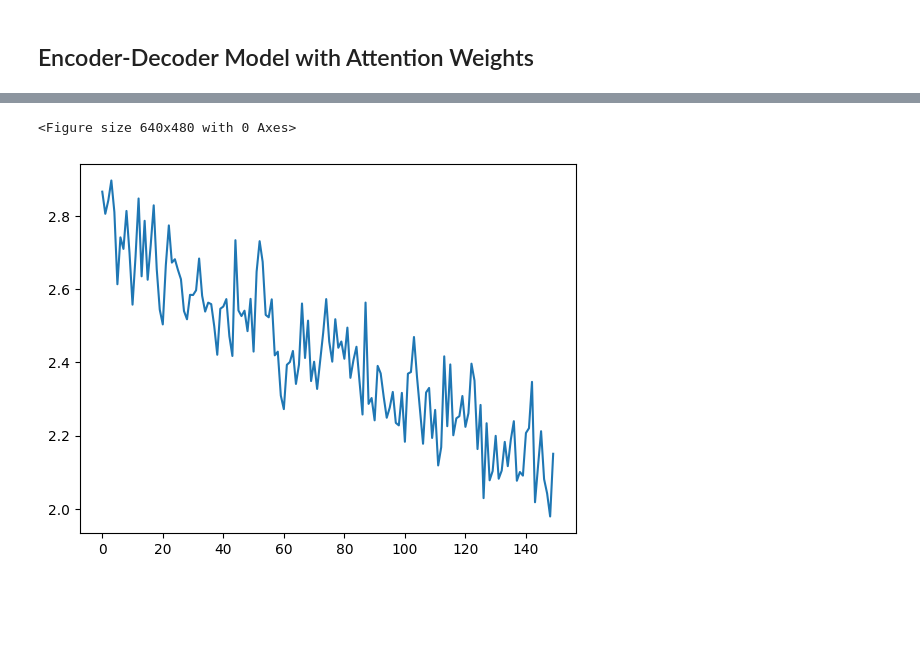
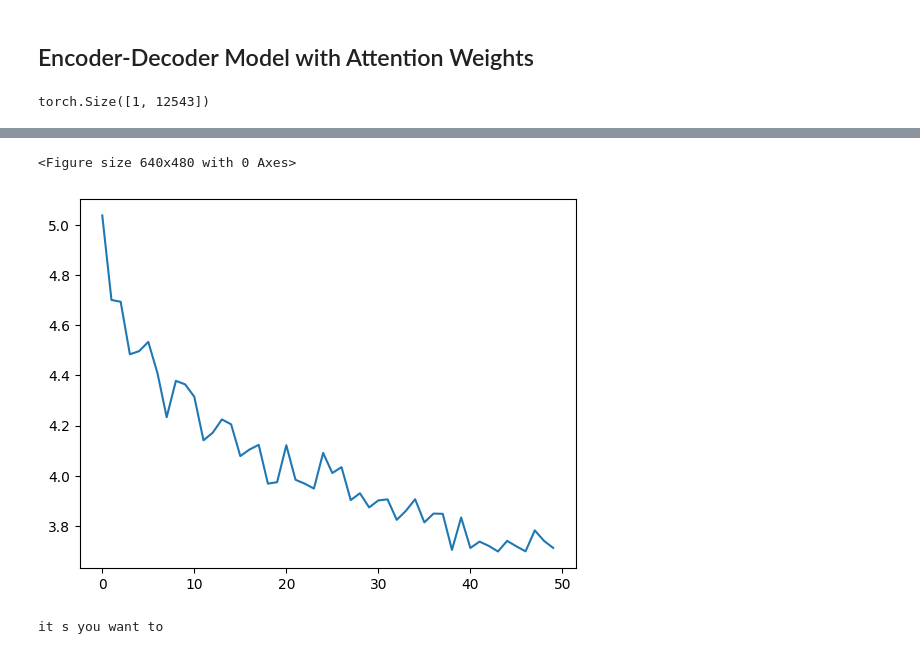
Before and after one commit to Siddp278/encoder-decoder-models, a Jupyter notebook: att-mt.ipynb, the cells around one changed output, grey strips where cells are left out. Cells and saved outputs as stored; diff of their text form; code cells hidden in the pictures; blank space fills up the shorter version.

```diff
--- a/att-mt.ipynb
+++ b/att-mt.ipynb
@@ -417,3 +456,19 @@ class AttnDecoderRNN(nn.Module):
 
     def initHidden(self):
         return torch.zeros(1, 1, self.hidden_size, device=device)
+# %%
+hidden_size = 128
+model_test = AttnDecoderRNN(hidden_size, output_size=output_lang.n_words).to(device)
+input = tensorFromSentence(output_lang, random.choice(pairs)[1])
+# print(input.get_device())
+encoder_outputs = torch.zeros(MAX_LENGTH, hidden_size, device=device)
+encoder_output = output.squeeze(dim=0) # from encoder testing model
+encoder_outputs[0] = encoder_output
+hidden = torch.zeros(1, 1, hidden_size, device=device)
+# Testing for the first word in the sentence
+output, hidden, attn_weights = model_test(input[0], hidden, encoder_outputs)
+print(output.size())
+# %% [output]
+torch.Size([1, 12543])
+# %%
+teacher_forcing_ratio = 0.4
@@ -453,14 +559,15 @@ def trainIters(encoder, decoder, n_iters, print_every=1000, plot_every=100, lear
     fig, ax = plt.subplots()
     plt.plot(plot_losses)
 # %%
-hidden_size = 256
+hidden_size = 128
+# If running the whole script, change the encoder variable.
 encoder1 = EncoderRNN(input_lang.n_words, hidden_size).to(device)
 attn_decoder1 = AttnDecoderRNN(hidden_size, output_lang.n_words, dropout_p=0.1).to(device)
 # %%
 print_every=1000
-plot_every=100
+plot_every=500
 learning_rate=0.01
-n_iters=15000
+n_iters=25000
 
 trainIters(encoder1, attn_decoder1, n_iters=n_iters, plot_every=plot_every, print_every=print_every)
 # %% [output]
@@ -482,2 +591,2 @@ iteration: 15000 and loss: 2.137145074239041
 <Figure size 640x480 with 0 Axes>
-[figure, old version]
+[figure, new version]
@@ -483,0 +628,7 @@ iteration: 15000 and loss: 2.137145074239041
+# %%
+sen = "Il faut que tu reviennes"
+# We need you back.	Il faut que tu reviennes
+de, de_att = evaluate(encoder1, attn_decoder1, sen.lower())
+print(" ".join(de[:-1]))
+# %% [output]
+it s you want to
```
Also changed, not shown: parts of 6 cells of this notebook.
